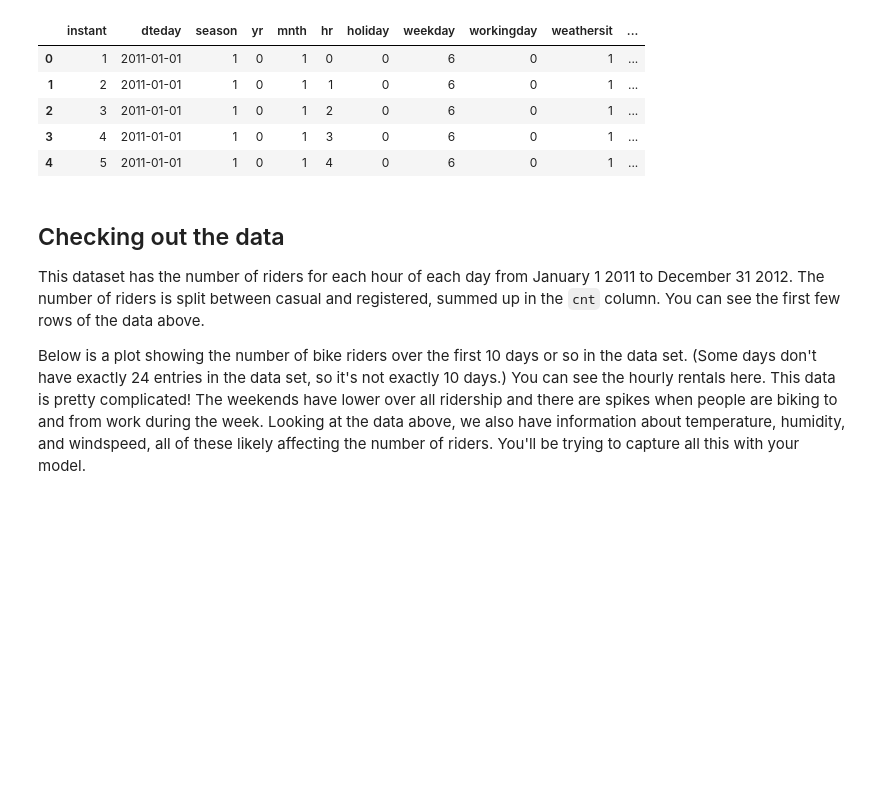
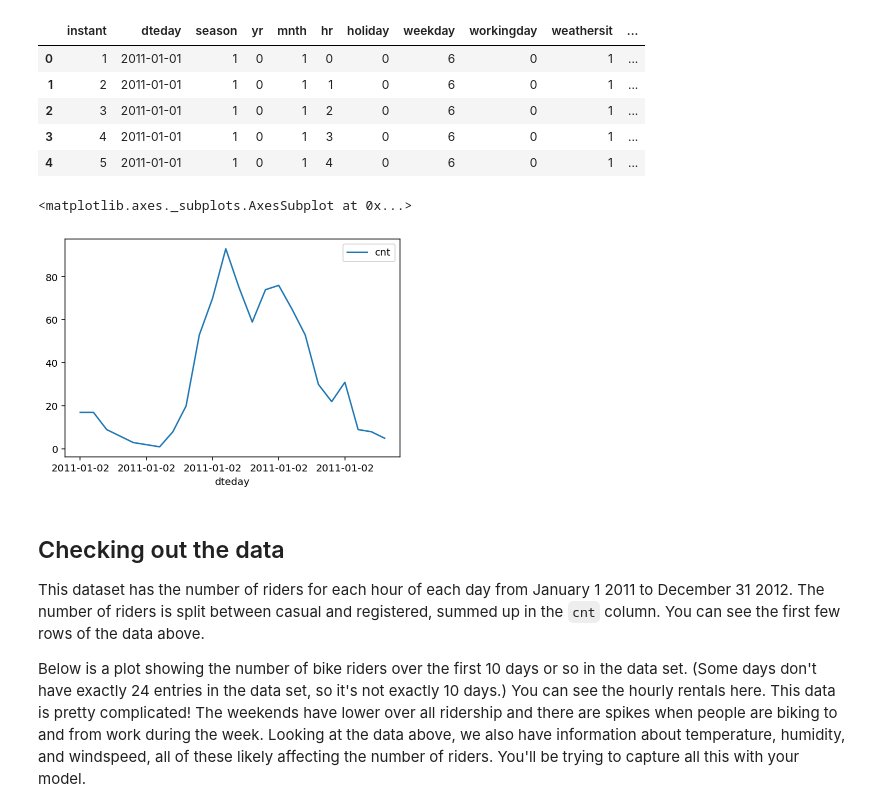
Before and after one commit to rahulkiran94/Bikeshare, a Jupyter notebook: Your_first_neural_network.ipynb, the cells around one changed output. Cells and saved outputs as stored; diff of their text form; code cells hidden in the pictures; blank space fills up the shorter version.

```diff
--- a/Your_first_neural_network.ipynb
+++ b/Your_first_neural_network.ipynb
@@ -28,6 +28,11 @@ rides.head()
 | 2 | 3 | 2011-01-01 | 1 | 0 | 1 | 2 | 0 | 6 | 0 | 1 | ... |
 | 3 | 4 | 2011-01-01 | 1 | 0 | 1 | 3 | 0 | 6 | 0 | 1 | ... |
 | 4 | 5 | 2011-01-01 | 1 | 0 | 1 | 4 | 0 | 6 | 0 | 1 | ... |
+# %%
+rides[24:48].plot(x='dteday', y='cnt') #per day statistics
+# %% [output]
+<matplotlib.axes._subplots.AxesSubplot at 0x...>
+[figure, added]
 # %% [markdown]
 ## Checking out the data
 
```
Also changed, not shown: parts of 6 cells of this notebook.
